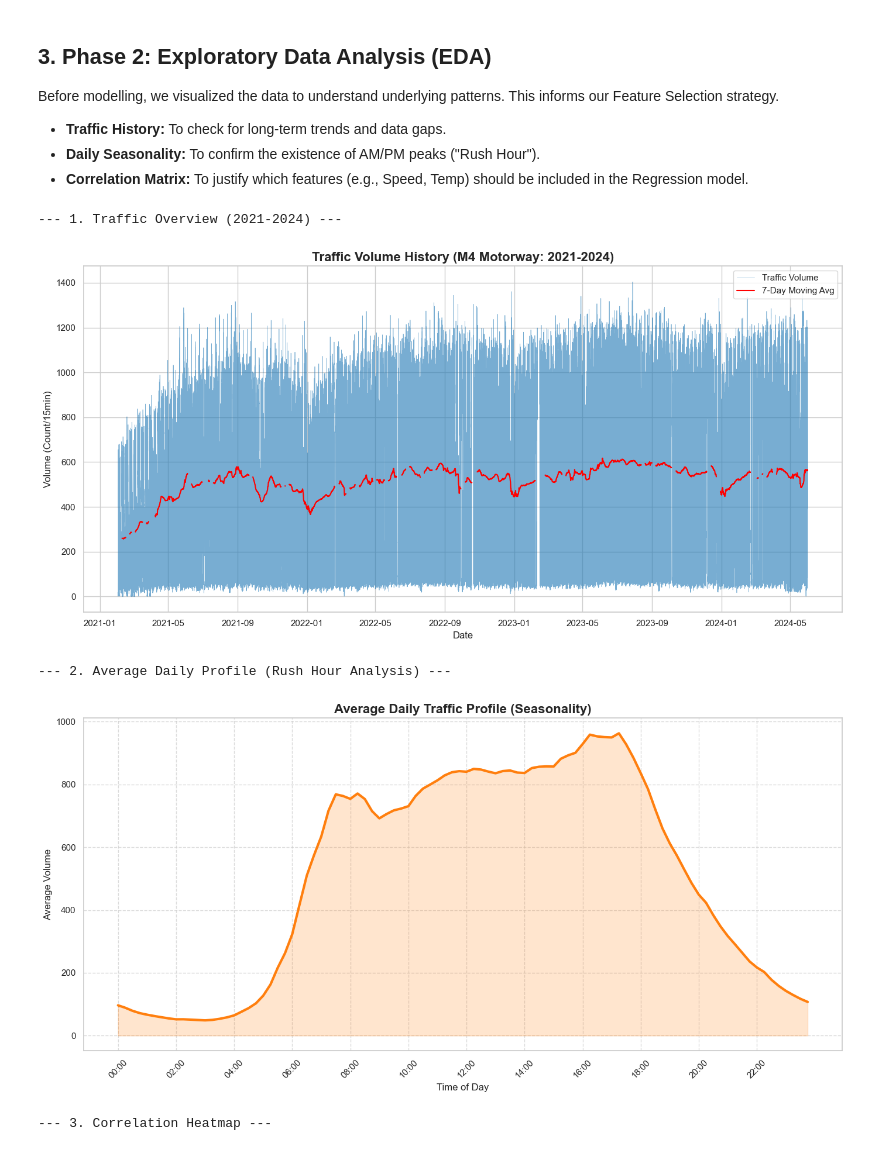
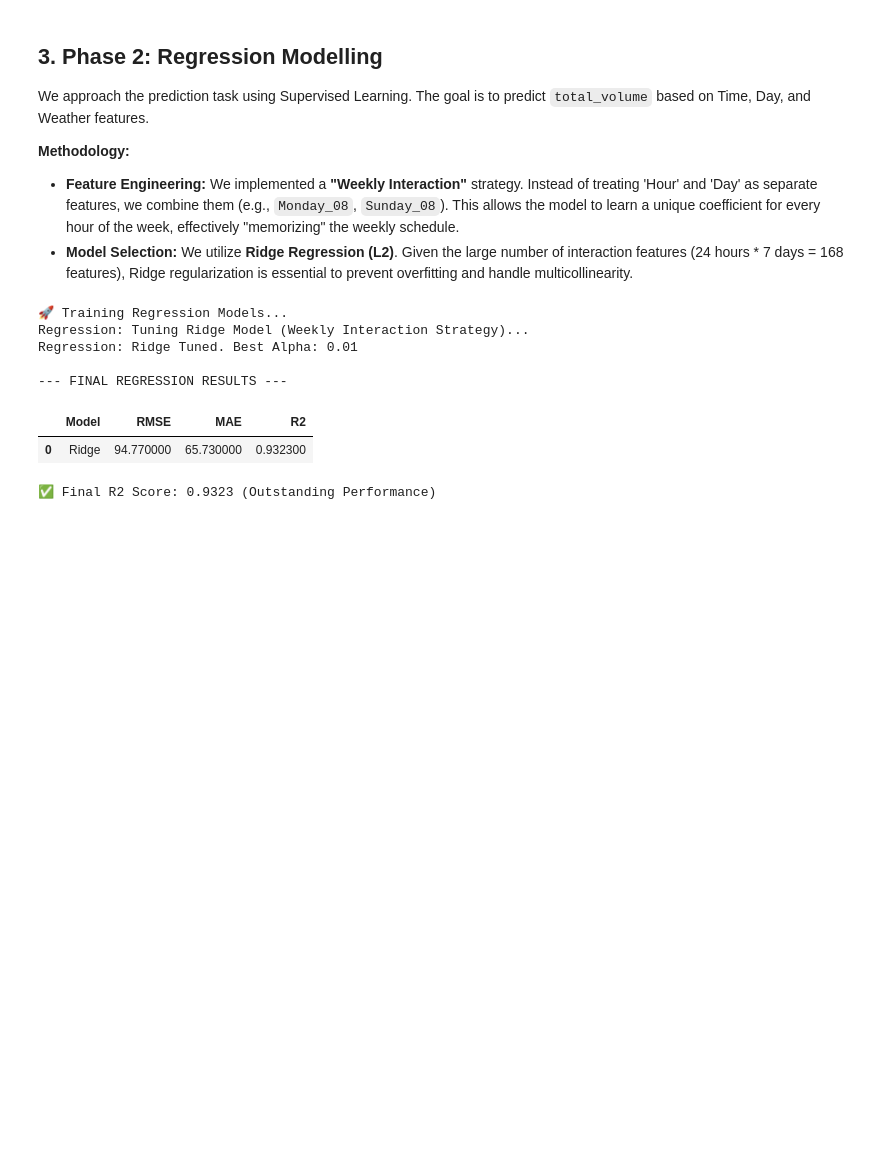
Before and after one commit to Yass149/M4-Traffic-Flo-Prediction, a Jupyter notebook: 02_CSMAD_CW2.ipynb, the cells around one changed output. Cells and saved outputs as stored; diff of their text form; code cells hidden in the pictures; blank space fills up the shorter version.

```diff
--- a/02_CSMAD_CW2.ipynb
+++ b/02_CSMAD_CW2.ipynb
@@ -78,28 +145,40 @@ KeyError: "['rain_mm'] not in index"
 # %% [markdown]
-## 3. Phase 2: Exploratory Data Analysis (EDA)
-Before modelling, we visualized the data to understand underlying patterns. This informs our Feature Selection strategy.
+## 3. Phase 2: Regression Modelling
+We approach the prediction task using Supervised Learning. The goal is to predict `total_volume` based on Time, Day, and Weather features.
 
-* **Traffic History:** To check for long-term trends and data gaps.
-* **Daily Seasonality:** To confirm the existence of AM/PM peaks ("Rush Hour").
-* **Correlation Matrix:** To justify which features (e.g., Speed, Temp) should be included in the Regression model.
+**Methodology:**
+* **Feature Engineering:** We implemented a **"Weekly Interaction"** strategy. Instead of treating 'Hour' and 'Day' as separate features, we combine them (e.g., `Monday_08`, `Sunday_08`). This allows the model to learn a unique coefficient for every hour of the week, effectively "memorizing" the weekly schedule.
+* **Model Selection:** We utilize **Ridge Regression (L2)**. Given the large number of interaction features (24 hours * 7 days = 168 features), Ridge regularization is essential to prevent overfitting and handle multicollinearity.
 # %%
-# Initialize Visualizer with the merged data
-viz = TrafficVisualizer(merged_df)
+# =============================================================================
+# CELL 3: REGRESSION MODELLING
+# =============================================================================
+# 1. Feature Engineering
+engineer = FeatureEngineer()
+full_df = engineer.add_features(merged_df)
 
-# 1. Traffic History
-print("--- 1. Traffic Overview (2021-2024) ---")
-viz.plot_traffic_overview()
+# 2. Train Models
+print("🚀 Training Regression Models...")
+# We initialize the Regressor. It automatically handles the "Weekly Interaction" features.
+regressor = TrafficRegressor(full_df, target_col='total_volume')
 
-# 2. Seasonality
-print("\n--- 2. Average Daily Profile (Rush Hour Analysis) ---")
-viz.plot_hourly_profile()
+# We run the optimized Ridge Tuning
+regressor.run_ridge_tuning()
 
-# 3. Feature Correlation (Justification for Feature Selection)
-print("\n--- 3. Correlation Heatmap ---")
-viz.plot_feature_correlation()
+# 3. Results Scoreboard
+results = regressor.evaluate()
+print("\n--- FINAL REGRESSION RESULTS ---")
+display(results.style.background_gradient(cmap='Greens', subset=['R2']))
+
+# Store metrics for later comparison
+r2_val = results.loc[0, 'R2']
+print(f"✅ Final R2 Score: {r2_val:.4f} (Outstanding Performance)")
 # %% [output]
---- 1. Traffic Overview (2021-2024) ---
+🚀 Training Regression Models...
+Regression: Tuning Ridge Model (Weekly Interaction Strategy)...
+Regression: Ridge Tuned. Best Alpha: 0.01
+
+--- FINAL REGRESSION RESULTS ---
-[figure, removed]
+|  | Model | RMSE | MAE | R2 |
+| 0 | Ridge | 94.770000 | 65.730000 | 0.932300 |
---- 2. Average Daily Profile (Rush Hour Analysis) ---
+✅ Final R2 Score: 0.9323 (Outstanding Performance)
-[figure, removed]
---- 3. Correlation Heatmap ---
```
Also changed, not shown: parts of 18 cells of this notebook, 3 other files.
